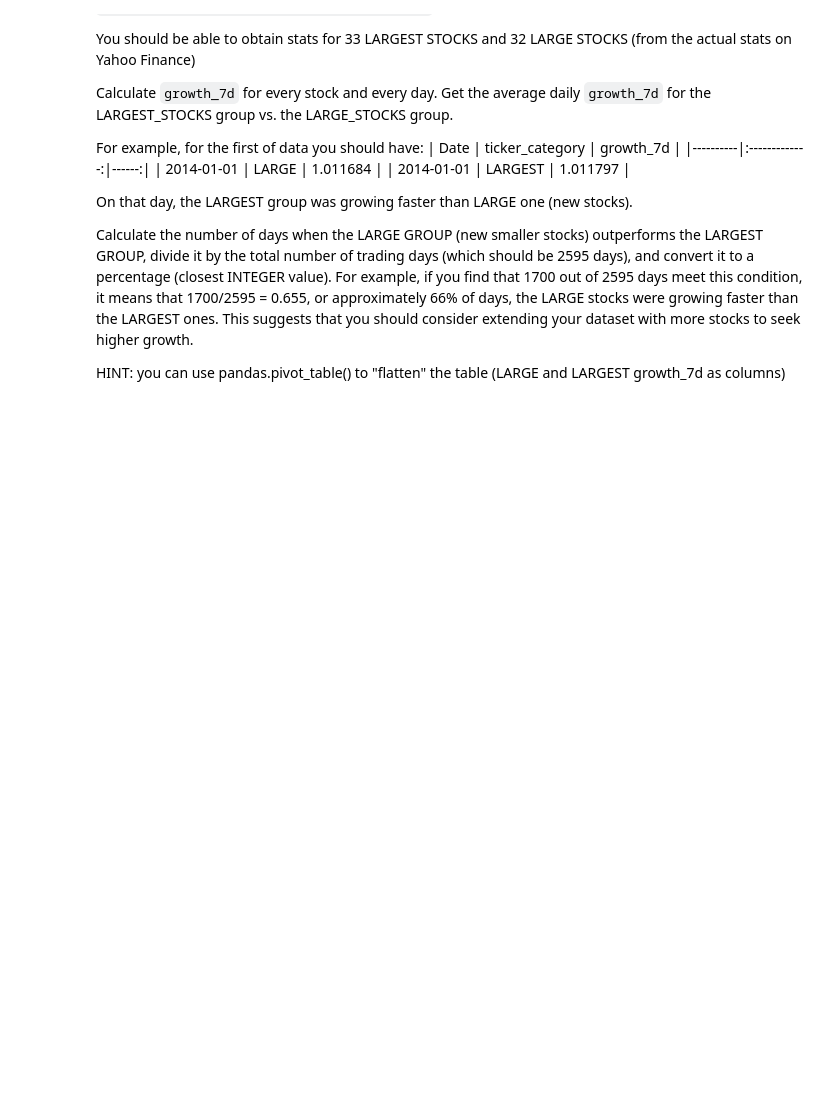
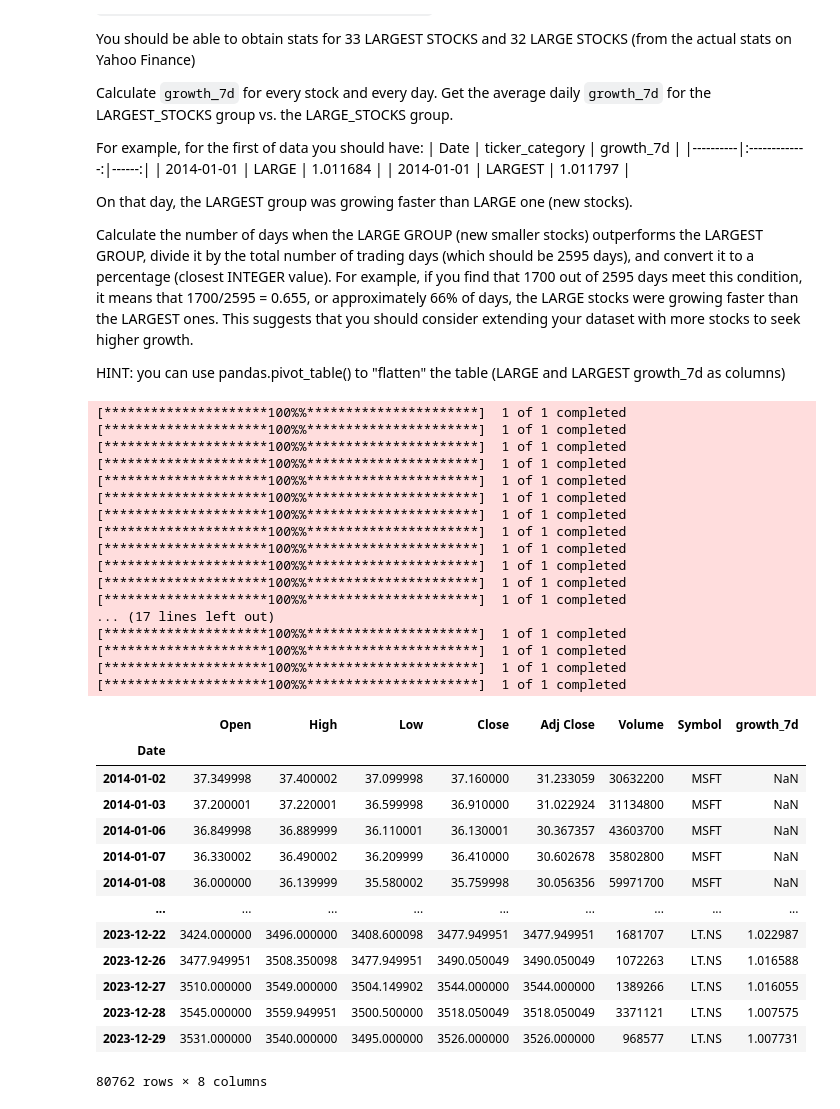
Before and after one commit to kiramishima/stock-markets-analytics-zcamp, a Jupyter notebook: Week_2/Homework/Homework.ipynb, the cells around one changed output. Saved outputs shown, nothing was run; the diff lists cells and outputs as text; code cells hidden in the pictures; blank space fills up the shorter version.

```diff
--- a/Week_2/Homework/Homework.ipynb
+++ b/Week_2/Homework/Homework.ipynb
@@ -464,3 +464,19 @@ On that day, the LARGEST group was growing faster than LARGE one (new stocks).
 Calculate the number of days when the LARGE GROUP (new smaller stocks) outperforms the LARGEST GROUP, divide it by the total number of trading days (which should be 2595 days), and convert it to a percentage (closest INTEGER value). For example, if you find that 1700 out of 2595 days meet this condition, it means that 1700/2595 = 0.655, or approximately 66% of days, the LARGE stocks were growing faster than the LARGEST ones. This suggests that you should consider extending your dataset with more stocks to seek higher growth.
 
 HINT: you can use pandas.pivot_table() to "flatten" the table (LARGE and LARGEST growth_7d as columns)
+# %%
+US_STOCKS = ['MSFT', 'AAPL', 'GOOG', 'NVDA', 'AMZN', 'META', 'BRK-B', 'LLY', 'AVGO','V', 'JPM']
+
+EU_STOCKS = ['NVO','MC.PA', 'ASML', 'RMS.PA', 'OR.PA', 'SAP', 'ACN', 'TTE', 'SIE.DE','IDEXY','CDI.PA']
+
+INDIA_STOCKS = ['RELIANCE.NS','TCS.NS','HDB','BHARTIARTL.NS','IBN','SBIN.NS','LICI.NS','INFY','ITC.NS','HINDUNILVR.NS','LT.NS']
+
+LARGEST_STOCKS = US_STOCKS + EU_STOCKS + INDIA_STOCKS
+
+NEW_US = ['TSLA','WMT','XOM','UNH','MA','PG','JNJ','MRK','HD','COST','ORCL']
+
+NEW_EU = ['PRX.AS','CDI.PA','AIR.PA','SU.PA','ETN','SNY','BUD','DTE.DE','ALV.DE','MDT','AI.PA','EL.PA']
+
+NEW_INDIA = ['BAJFINANCE.NS','MARUTI.NS','HCLTECH.NS','TATAMOTORS.NS','SUNPHARMA.NS','ONGC.NS','ADANIENT.NS','ADANIENT.NS','NTPC.NS','KOTAKBANK.NS','TITAN.NS']
+
+LARGE_STOCKS = NEW_EU + NEW_US + NEW_INDIA
@@ -466,0 +488,48 @@ HINT: you can use pandas.pivot_table() to "flatten" the table (LARGE and LARGEST
+# %%
+# Largest Stocks
+largest_stock_df = []
+i = 7
+for ticker in LARGEST_STOCKS:
+  df_ticker = yf.download(tickers = ticker,
+                        period = "max",
+                        interval = "1d")
+  df_ticker['Symbol'] = ticker
+  df_copy = df_ticker.copy()
+  df_filtered = df_copy.loc[df_copy.index >= '2014-01-01']
+  df = df_filtered.loc[df_filtered.index <= '2023-12-31']
+  df['growth_'+ str(i)+'d'] = df['Adj Close'] / df['Adj Close'].shift(i)
+  largest_stock_df.append(df)
+df_largest = pd.concat(largest_stock_df, axis=0, ignore_index=False)
+df_largest
+# %% [output]
+[*********************100%%**********************]  1 of 1 completed
+[*********************100%%**********************]  1 of 1 completed
+[*********************100%%**********************]  1 of 1 completed
+[*********************100%%**********************]  1 of 1 completed
+[*********************100%%**********************]  1 of 1 completed
+[*********************100%%**********************]  1 of 1 completed
+[*********************100%%**********************]  1 of 1 completed
+[*********************100%%**********************]  1 of 1 completed
+[*********************100%%**********************]  1 of 1 completed
+[*********************100%%**********************]  1 of 1 completed
+[*********************100%%**********************]  1 of 1 completed
+[*********************100%%**********************]  1 of 1 completed
+... (17 lines left out)
+[*********************100%%**********************]  1 of 1 completed
+[*********************100%%**********************]  1 of 1 completed
+[*********************100%%**********************]  1 of 1 completed
+[*********************100%%**********************]  1 of 1 completed
+|  | Open | High | Low | Close | Adj Close | Volume | Symbol | growth_7d |
+| Date |  |  |  |  |  |  |  |  |
+| 2014-01-02 | 37.349998 | 37.400002 | 37.099998 | 37.160000 | 31.233059 | 30632200 | MSFT | NaN |
+| 2014-01-03 | 37.200001 | 37.220001 | 36.599998 | 36.910000 | 31.022924 | 31134800 | MSFT | NaN |
+| 2014-01-06 | 36.849998 | 36.889999 | 36.110001 | 36.130001 | 30.367357 | 43603700 | MSFT | NaN |
+| 2014-01-07 | 36.330002 | 36.490002 | 36.209999 | 36.410000 | 30.602678 | 35802800 | MSFT | NaN |
+| 2014-01-08 | 36.000000 | 36.139999 | 35.580002 | 35.759998 | 30.056356 | 59971700 | MSFT | NaN |
+| ... | ... | ... | ... | ... | ... | ... | ... | ... |
+| 2023-12-22 | 3424.000000 | 3496.000000 | 3408.600098 | 3477.949951 | 3477.949951 | 1681707 | LT.NS | 1.022987 |
+| 2023-12-26 | 3477.949951 | 3508.350098 | 3477.949951 | 3490.050049 | 3490.050049 | 1072263 | LT.NS | 1.016588 |
+| 2023-12-27 | 3510.000000 | 3549.000000 | 3504.149902 | 3544.000000 | 3544.000000 | 1389266 | LT.NS | 1.016055 |
+| 2023-12-28 | 3545.000000 | 3559.949951 | 3500.500000 | 3518.050049 | 3518.050049 | 3371121 | LT.NS | 1.007575 |
+| 2023-12-29 | 3531.000000 | 3540.000000 | 3495.000000 | 3526.000000 | 3526.000000 | 968577 | LT.NS | 1.007731 |
+80762 rows × 8 columns
```
Also changed, not shown: parts of 18 cells of this notebook.
